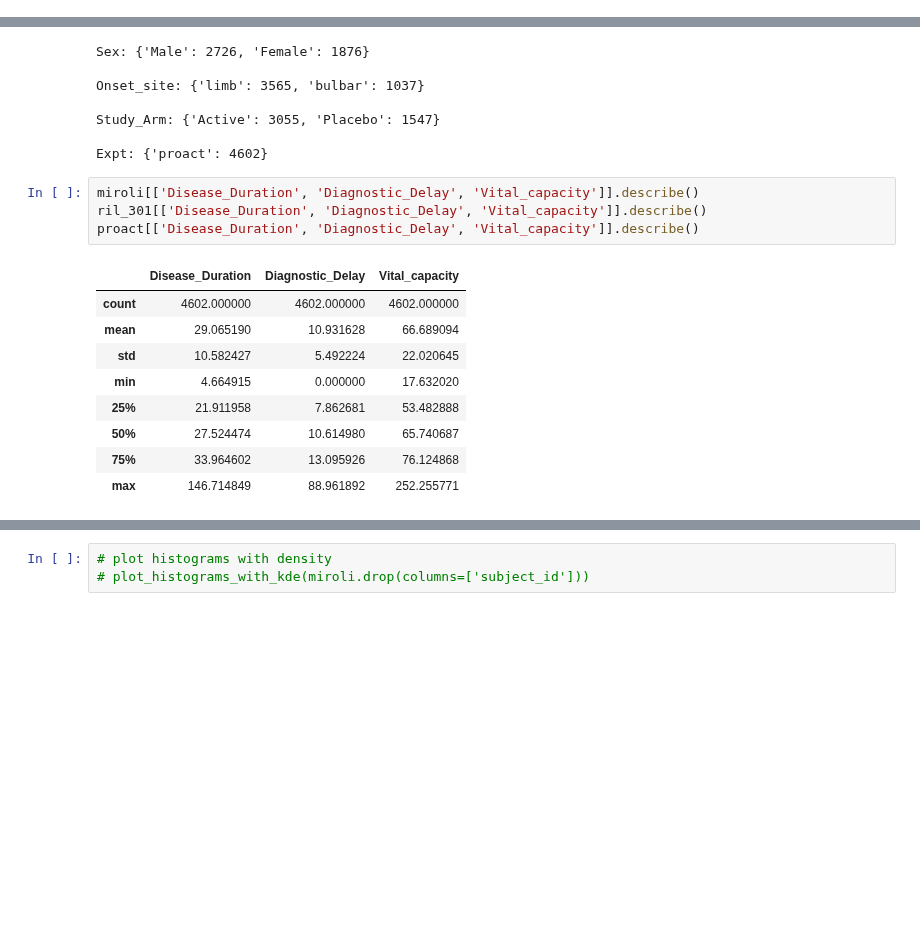
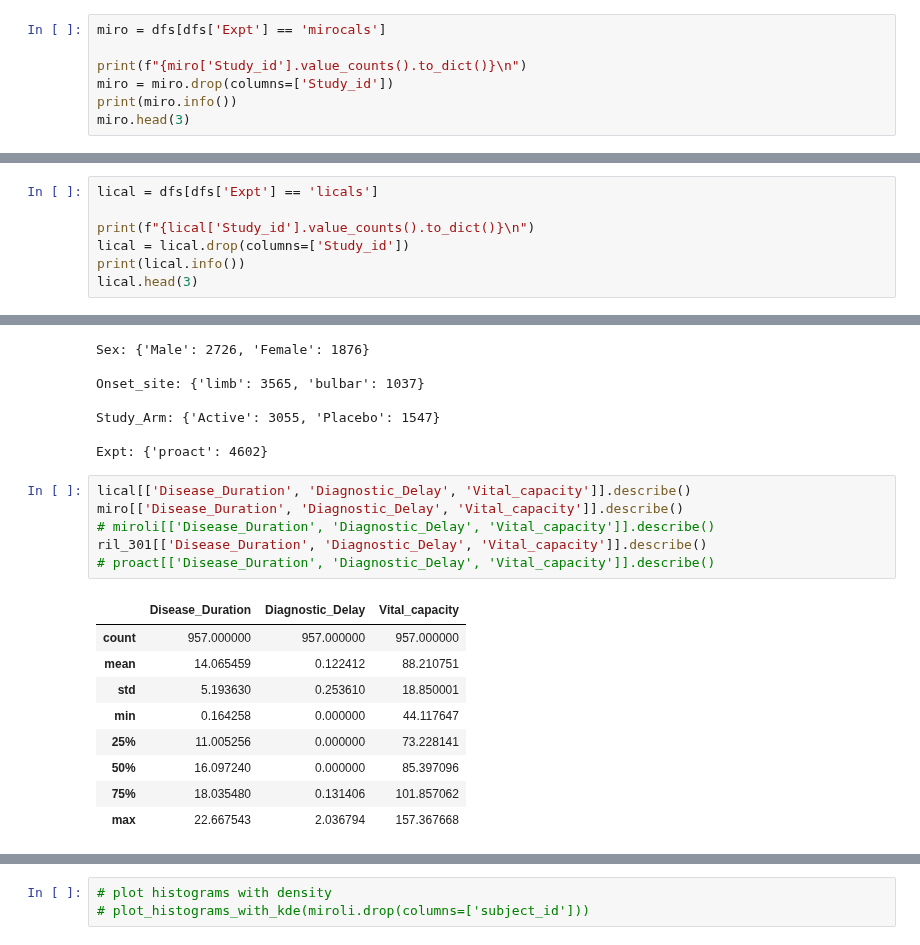
Before and after one commit to Uzoemeka/All_ALS_Data, a Jupyter notebook: 07.1_flexible_parametric_model_script_val_functionized.ipynb, the cells around one changed output, grey strips where cells are left out. Saved outputs shown, nothing was run; the diff lists cells and outputs as text; blank space fills up the shorter version.

```diff
--- a/07.1_flexible_parametric_model_script_val_functionized.ipynb
+++ b/07.1_flexible_parametric_model_script_val_functionized.ipynb
@@ -24,3 +24,10 @@ print(f"{dfs['Expt'].value_counts().to_dict()}")
 {'301': 959, 'miro': 220, 'lica': 176, '302': 168, '216': 155}
 
 {'riluzole': 1282, 'mirocals': 220, 'licals': 176}
+# %%
+miro = dfs[dfs['Expt'] == 'mirocals']
+
+print(f"{miro['Study_id'].value_counts().to_dict()}\n")
+miro = miro.drop(columns=['Study_id'])
+print(miro.info())
+miro.head(3)
@@ -26,0 +56,7 @@ print(f"{dfs['Expt'].value_counts().to_dict()}")
+# %%
+lical = dfs[dfs['Expt'] == 'licals']
+
+print(f"{lical['Study_id'].value_counts().to_dict()}\n")
+lical = lical.drop(columns=['Study_id'])
+print(lical.info())
+lical.head(3)
@@ -180,18 +274,20 @@ Study_Arm: {'Active': 3055, 'Placebo': 1547}
 
 Expt: {'proact': 4602}
 # %%
-miroli[['Disease_Duration', 'Diagnostic_Delay', 'Vital_capacity']].describe()
+lical[['Disease_Duration', 'Diagnostic_Delay', 'Vital_capacity']].describe()
+miro[['Disease_Duration', 'Diagnostic_Delay', 'Vital_capacity']].describe()
+# miroli[['Disease_Duration', 'Diagnostic_Delay', 'Vital_capacity']].describe()
 ril_301[['Disease_Duration', 'Diagnostic_Delay', 'Vital_capacity']].describe()
-proact[['Disease_Duration', 'Diagnostic_Delay', 'Vital_capacity']].describe()
+# proact[['Disease_Duration', 'Diagnostic_Delay', 'Vital_capacity']].describe()
 # %% [output]
 |  | Disease_Duration | Diagnostic_Delay | Vital_capacity |
-| count | 4602.000000 | 4602.000000 | 4602.000000 |
-| mean | 29.065190 | 10.931628 | 66.689094 |
-| std | 10.582427 | 5.492224 | 22.020645 |
-| min | 4.664915 | 0.000000 | 17.632020 |
-| 25% | 21.911958 | 7.862681 | 53.482888 |
-| 50% | 27.524474 | 10.614980 | 65.740687 |
-| 75% | 33.964602 | 13.095926 | 76.124868 |
-| max | 146.714849 | 88.961892 | 252.255771 |
+| count | 957.000000 | 957.000000 | 957.000000 |
+| mean | 14.065459 | 0.122412 | 88.210751 |
+| std | 5.193630 | 0.253610 | 18.850001 |
+| min | 0.164258 | 0.000000 | 44.117647 |
+| 25% | 11.005256 | 0.000000 | 73.228141 |
+| 50% | 16.097240 | 0.000000 | 85.397096 |
+| 75% | 18.035480 | 0.131406 | 101.857062 |
+| max | 22.667543 | 2.036794 | 157.367668 |
 # %%
 # Log-transform specified columns
```
Also changed, not shown: parts of 79 cells of this notebook, 1 other file.
